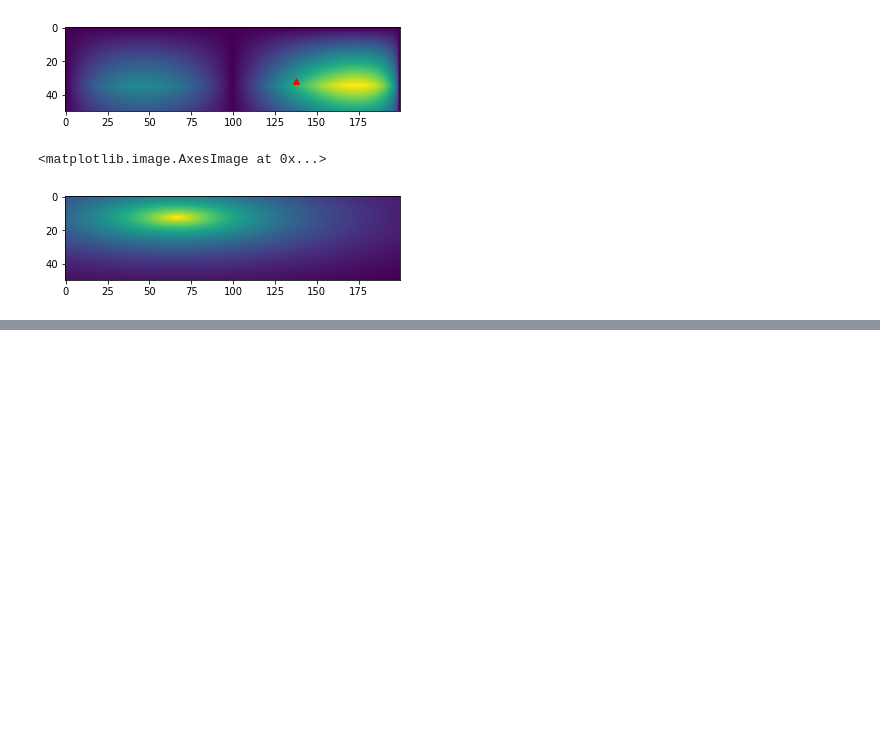
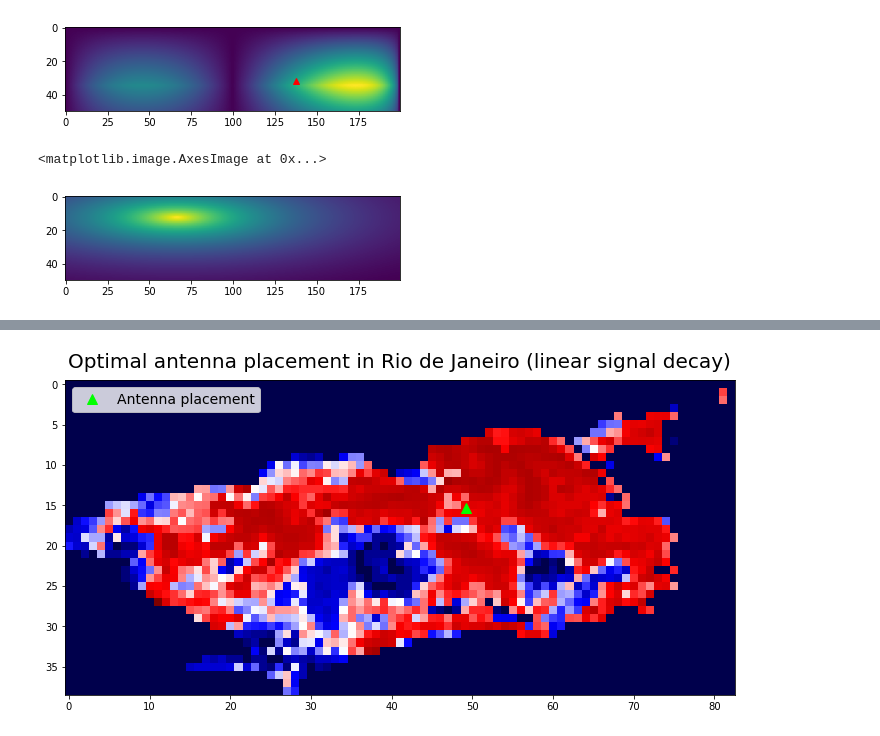
Before and after one commit to Luan-Lima-Freitas/Antenna-Placement-Optimization, a Jupyter notebook: Antenna_Placement_Optim.ipynb, the cells around one changed output, grey strips where cells are left out. Saved outputs shown, nothing was run; the diff lists cells and outputs as text; code cells hidden in the pictures; blank space fills up the shorter version.

```diff
--- a/Antenna_Placement_Optim.ipynb
+++ b/Antenna_Placement_Optim.ipynb
@@ -117,0 +168,9 @@ exp(-3.0 @ Pnorm(var220053 + -[0.         0.02040816], 2))
+# %%
+plt.figure(figsize=(12,6))
+plt.imshow(np.log(1 + landscan_rio), cmap = 'seismic')
+plt.plot(var[0].value, var[1].value, '^', color = 'lime', markersize = 10, label = "Antenna placement")
+plt.title("Optimal antenna placement in Rio de Janeiro (linear signal decay)", fontsize = 20, y = 1.02)
+plt.legend(loc = 'upper left', fontsize = 14)
+plt.show()
+# %% [output]
+[figure, added]
```
Also changed, not shown: parts of 15 cells of this notebook, 1 other file.
